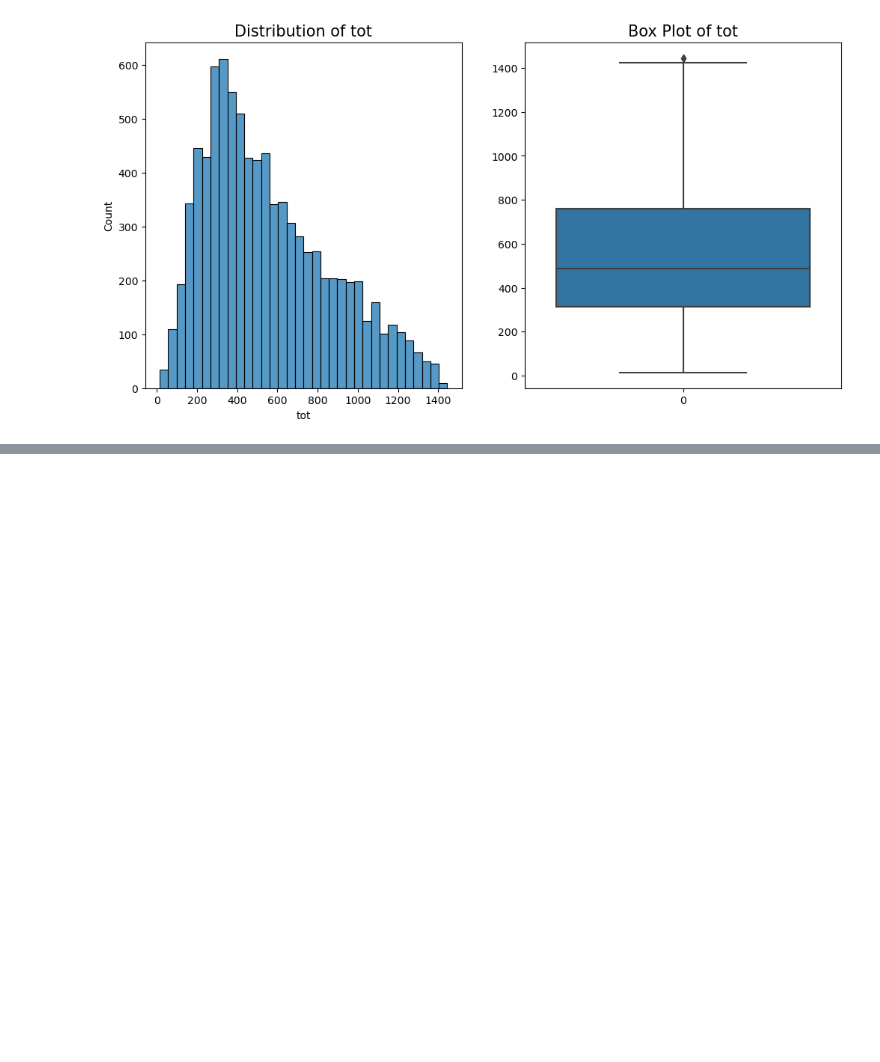
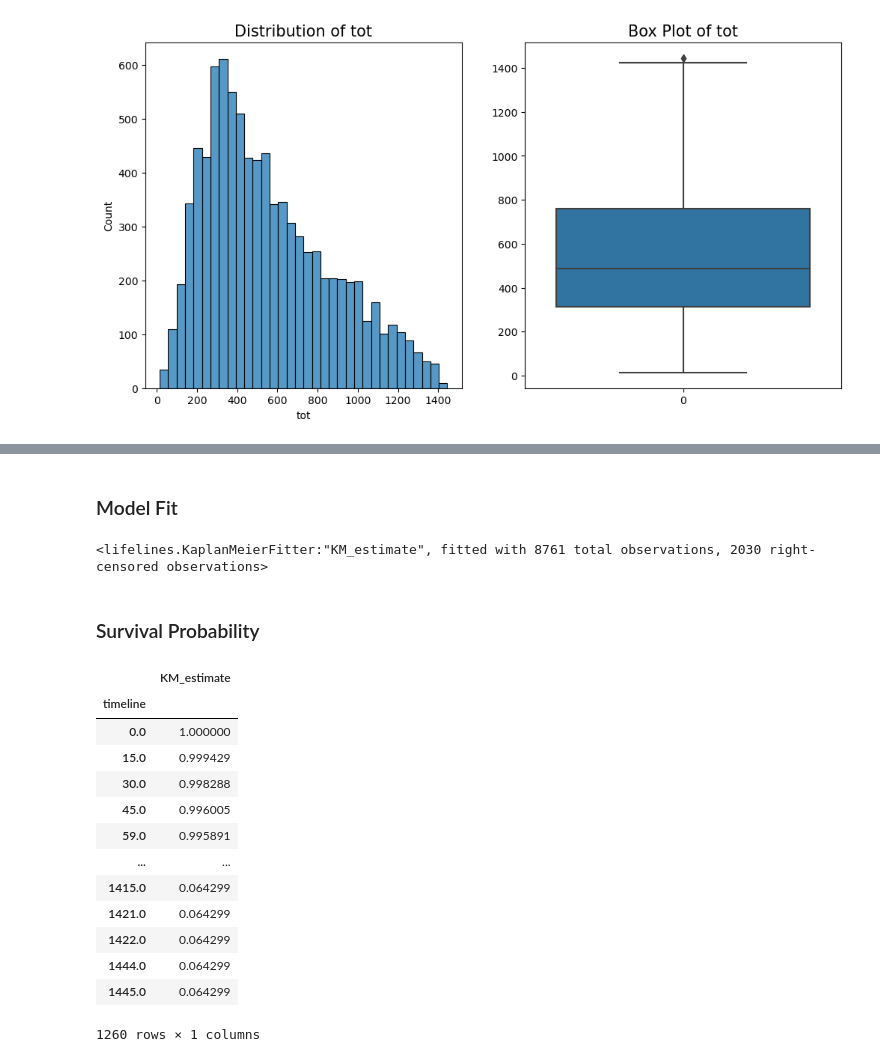
Before and after one commit to nicksv03/Survival_Analysis_BYOP, a Jupyter notebook: survival_analysis.ipynb, the cells around one changed output, grey strips where cells are left out. Cells and saved outputs as stored; diff of their text form; code cells hidden in the pictures; blank space fills up the shorter version.

```diff
--- a/survival_analysis.ipynb
+++ b/survival_analysis.ipynb
@@ -282,0 +330,27 @@ plt.show()
+# %% [markdown]
+### Model Fit
+# %%
+kmf = KaplanMeierFitter()
+kmf.fit(T, event_observed=E)
+# %% [output]
+<lifelines.KaplanMeierFitter:"KM_estimate", fitted with 8761 total observations, 2030 right-censored observations>
+# %% [markdown]
+### Survival Probability
+# %%
+# Survival probability
+kmf.survival_function_
+# %% [output]
+|  | KM_estimate |
+| timeline |  |
+| 0.0 | 1.000000 |
+| 15.0 | 0.999429 |
+| 30.0 | 0.998288 |
+| 45.0 | 0.996005 |
+| 59.0 | 0.995891 |
+| ... | ... |
+| 1415.0 | 0.064299 |
+| 1421.0 | 0.064299 |
+| 1422.0 | 0.064299 |
+| 1444.0 | 0.064299 |
+| 1445.0 | 0.064299 |
+1260 rows × 1 columns
```
Also changed, not shown: parts of 6 cells of this notebook.
